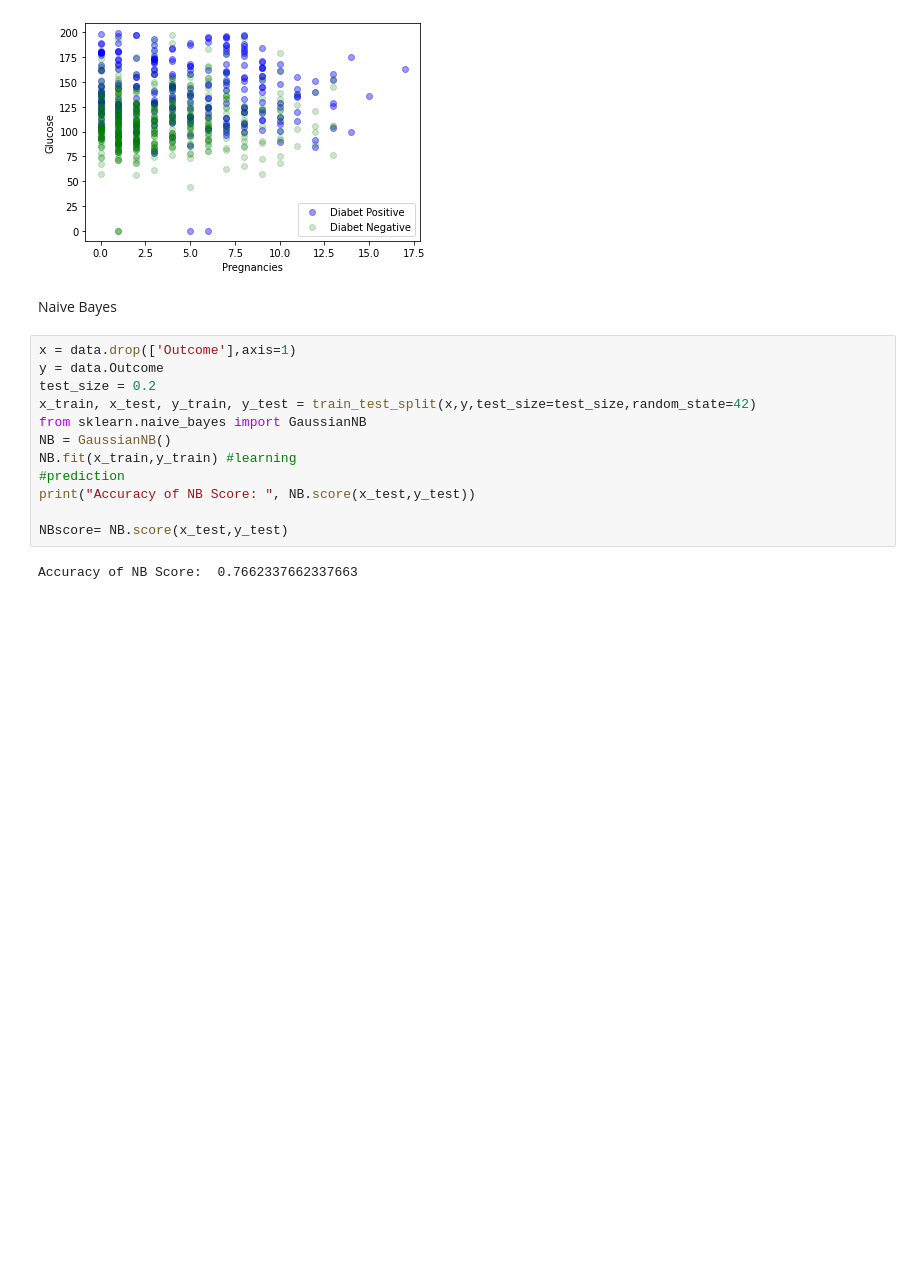
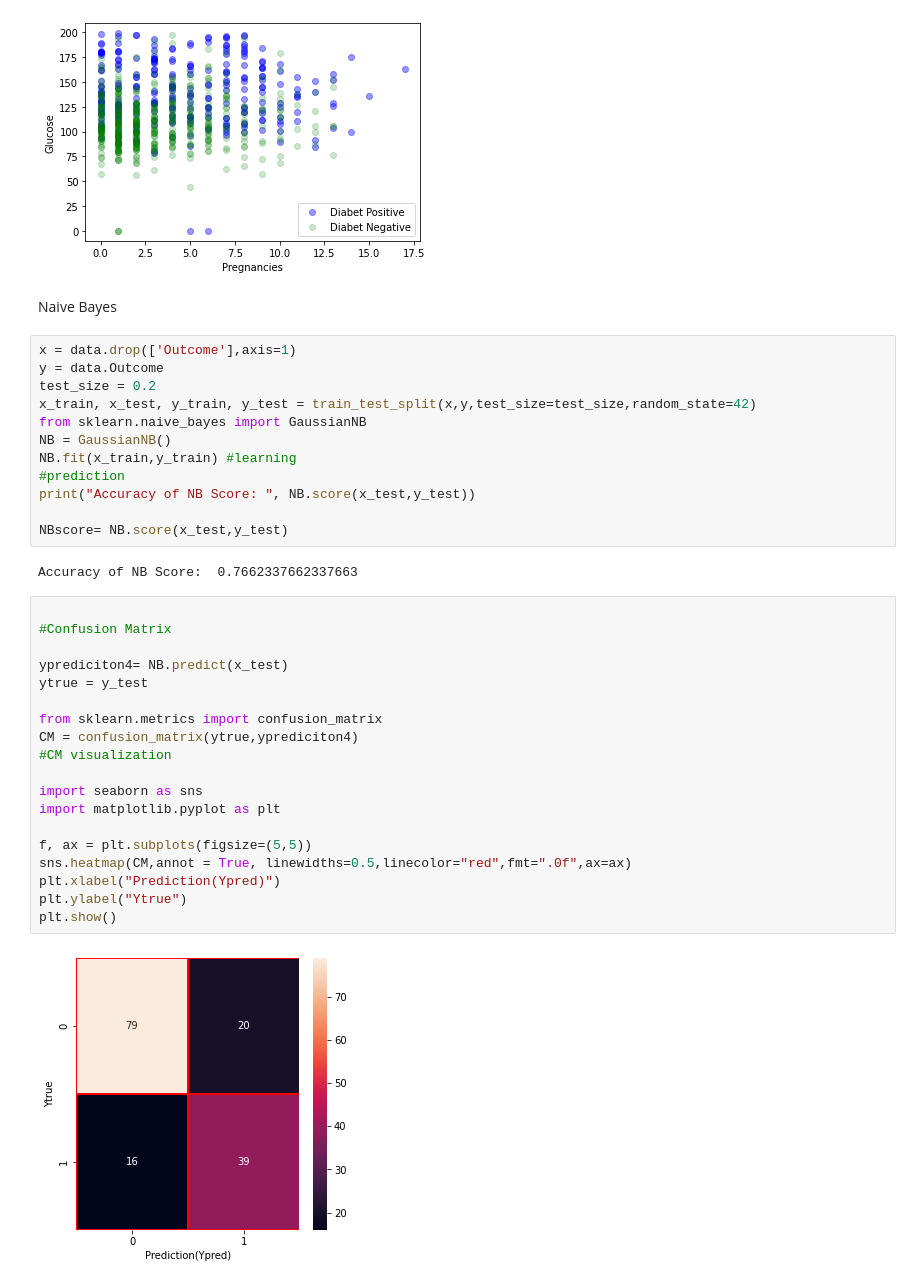
Before and after one commit to HoucemZribi/Diabet, a Jupyter notebook: Diabet.ipynb, the cells around one changed output. Saved outputs shown, nothing was run; the diff lists cells and outputs as text; blank space fills up the shorter version.

Commit message:
Confusion Matrix

```diff
--- a/Diabet.ipynb
+++ b/Diabet.ipynb
@@ -149,3 +149,24 @@ print("Accuracy of NB Score: ", NB.score(x_test,y_test))
 NBscore= NB.score(x_test,y_test)
 # %% [output]
 Accuracy of NB Score:  0.7662337662337663
+# %%
+
+#Confusion Matrix
+
+yprediciton4= NB.predict(x_test)
+ytrue = y_test
+
+from sklearn.metrics import confusion_matrix
+CM = confusion_matrix(ytrue,yprediciton4)
+#CM visualization
+
+import seaborn as sns
+import matplotlib.pyplot as plt
+
+f, ax = plt.subplots(figsize=(5,5))
+sns.heatmap(CM,annot = True, linewidths=0.5,linecolor="red",fmt=".0f",ax=ax)
+plt.xlabel("Prediction(Ypred)")
+plt.ylabel("Ytrue")
+plt.show()
+# %% [output]
+[figure, added]
```
